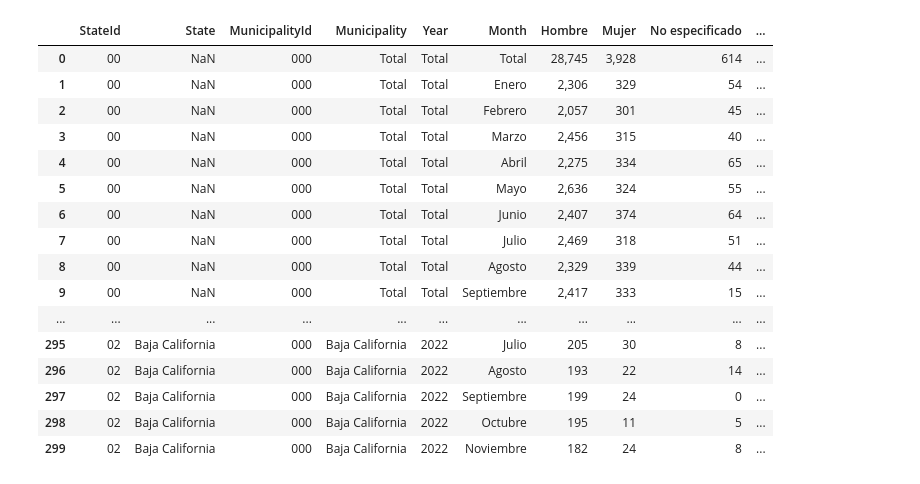
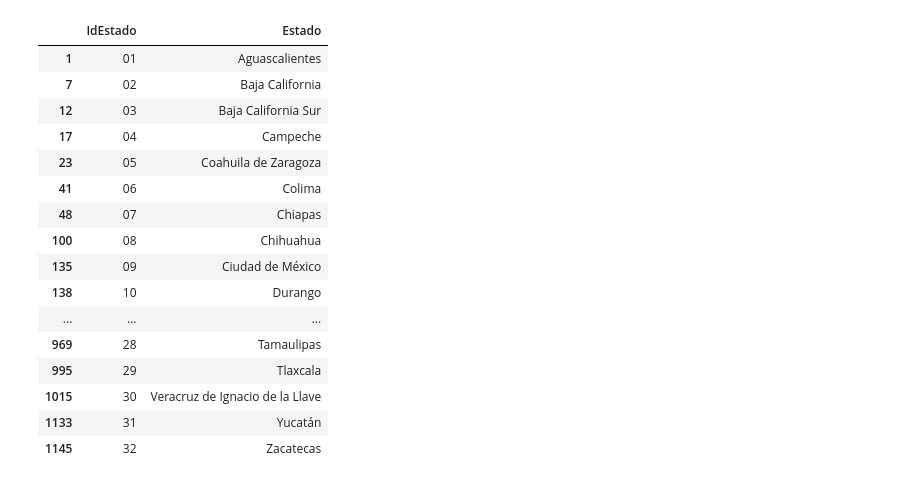
Before and after one commit to enteoo1/defuncion-homicidio-inegi, a Jupyter notebook: python/clean_db.ipynb, the cells around one changed output. Drawn from its saved outputs; the diff is of its cells as text; code cells hidden in the pictures.

```diff
--- a/python/clean_db.ipynb
+++ b/python/clean_db.ipynb
@@ -27,7 +45,7 @@ dirty
 # %%
 #split first column to get 'entity/state' and 'municipality' in different columns
-dirty[['StateId', 'MunicipalityId']] = dirty['Unnamed: 0'].str.split(' ', n=1, expand=True)
+dirty[['IdEstado', 'IdMunicipio']] = dirty['Id'].str.split(' ', n=1, expand=True)
 #drop unused columns
-dirty = dirty.drop(columns=['Unnamed: 0']);
+dirty = dirty.drop(columns=['Id']);
 dirty.head(300)
 # %% [output]
@@ -72,7 +137,7 @@ MunicipalityId     object
 dtype: object
 # %%
 #Pad ids with '0'
-dirty['StateId'] =  dirty['StateId'].str.zfill(2)
-dirty['MunicipalityId'] = dirty['MunicipalityId'].str.zfill(3)
+dirty['IdEstado'] =  dirty['IdEstado'].str.zfill(2)
+dirty['IdMunicipio'] = dirty['IdMunicipio'].str.zfill(3)
 dirty.head(300)
 # %% [output]
@@ -115,6 +166,6 @@ dirty
 # %%
-#rename columns for easier identification
-# Or rename the existing DataFrame (rather than creating a copy)
-dirty.rename(columns={'Unnamed: 1': 'Municipality', 'Unnamed: 2': 'Year', 'Unnamed: 3': 'Month'}, inplace=True)
+#Add new Column for estado
+dirty['Estado'] = np.nan
+dirty.rename(columns={'Nombre': 'Municipio'}, inplace=True)
 dirty
 # %% [output]
@@ -134,5 +185,5 @@ dirty
 # %%
 #rearrange columns an add column for State
-dirty = dirty.reindex(columns=['StateId','State', 'MunicipalityId','Municipality','Year','Month','Hombre','Mujer','No especificado','Total'])
+dirty = dirty.reindex(columns=['IdEstado','Estado', 'IdMunicipio','Municipio','Año','Mes','Hombre','Mujer','No especificado','Total'])
 dirty
 # %% [output]
@@ -152,37 +203,34 @@ dirty
 # %%
 #dirty.loc[dirty["Year"] == 'Total', "State"] = dirty["Municipality"]
 df2 = pd.DataFrame()
-df2['StateId'] = dirty.loc[ (dirty['Year'] == 'Total') & (dirty['Month'] == 'Total') & (dirty['StateId'] != '00') & (dirty['MunicipalityId'] == '000'), 'StateId']
-df2['State'] = dirty.loc[ (dirty['Year'] == 'Total') & (dirty['Month'] == 'Total') & (dirty['StateId'] != '00') & (dirty['MunicipalityId'] == '000'), 'Municipality']
+df2['IdEstado'] = dirty.loc[ (dirty['Mes'] == 'Total') & (dirty['IdEstado'] != '00') & (dirty['IdMunicipio'] == '000'), 'IdEstado']
+df2['Estado'] = dirty.loc[ (dirty['Mes'] == 'Total') & (dirty['IdEstado'] != '00') & (dirty['IdMunicipio'] == '000'), 'Municipio']
 #& (str(dirty['Month'])=='Total') & (str(dirty['StateId'])!='00')
 #state_dic = dirty.loc[dirty['Year']=='Total', 'StateId']
-df2
+df2.drop_duplicates(inplace=True)
 
-updated = dirty.merge(df2, how='left', on=['StateId'], suffixes=('', '_new'))
-updated['State'] = np.where(pd.notnull(updated['State_new']), updated['State_new'], updated['State'])
-updated.drop('State_new', axis=1, inplace=True)
+df2.head(300)
 
-dirty = updated
-dirty.head(300)
+
 
 
 #dirty.drop(dirty.loc[dirty['Year']==0].index, inplace=True)
 #dirty.head(300)
 # %% [output]
-|  | StateId | State | MunicipalityId | Municipality | Year | Month | Hombre | Mujer | No especificado | ... |
-| 0 | 00 | NaN | 000 | Total | Total | Total | 28,745 | 3,928 | 614 | ... |
-| 1 | 00 | NaN | 000 | Total | Total | Enero | 2,306 | 329 | 54 | ... |
-| 2 | 00 | NaN | 000 | Total | Total | Febrero | 2,057 | 301 | 45 | ... |
-| 3 | 00 | NaN | 000 | Total | Total | Marzo | 2,456 | 315 | 40 | ... |
-| 4 | 00 | NaN | 000 | Total | Total | Abril | 2,275 | 334 | 65 | ... |
-| 5 | 00 | NaN | 000 | Total | Total | Mayo | 2,636 | 324 | 55 | ... |
-| 6 | 00 | NaN | 000 | Total | Total | Junio | 2,407 | 374 | 64 | ... |
-| 7 | 00 | NaN | 000 | Total | Total | Julio | 2,469 | 318 | 51 | ... |
-| 8 | 00 | NaN | 000 | Total | Total | Agosto | 2,329 | 339 | 44 | ... |
-| 9 | 00 | NaN | 000 | Total | Total | Septiembre | 2,417 | 333 | 15 | ... |
-| ... | ... | ... | ... | ... | ... | ... | ... | ... | ... | ... |
-| 295 | 02 | Baja California | 000 | Baja California | 2022 | Julio | 205 | 30 | 8 | ... |
-| 296 | 02 | Baja California | 000 | Baja California | 2022 | Agosto | 193 | 22 | 14 | ... |
-| 297 | 02 | Baja California | 000 | Baja California | 2022 | Septiembre | 199 | 24 | 0 | ... |
-| 298 | 02 | Baja California | 000 | Baja California | 2022 | Octubre | 195 | 11 | 5 | ... |
-| 299 | 02 | Baja California | 000 | Baja California | 2022 | Noviembre | 182 | 24 | 8 | ... |
+|  | IdEstado | Estado |
+| 1 | 01 | Aguascalientes |
+| 7 | 02 | Baja California |
+| 12 | 03 | Baja California Sur |
+| 17 | 04 | Campeche |
+| 23 | 05 | Coahuila de Zaragoza |
+| 41 | 06 | Colima |
+| 48 | 07 | Chiapas |
+| 100 | 08 | Chihuahua |
+| 135 | 09 | Ciudad de México |
+| 138 | 10 | Durango |
+| ... | ... | ... |
+| 969 | 28 | Tamaulipas |
+| 995 | 29 | Tlaxcala |
+| 1015 | 30 | Veracruz de Ignacio de la Llave |
+| 1133 | 31 | Yucatán |
+| 1145 | 32 | Zacatecas |
```
Also changed, not shown: parts of 11 cells of this notebook, 4 other files.
